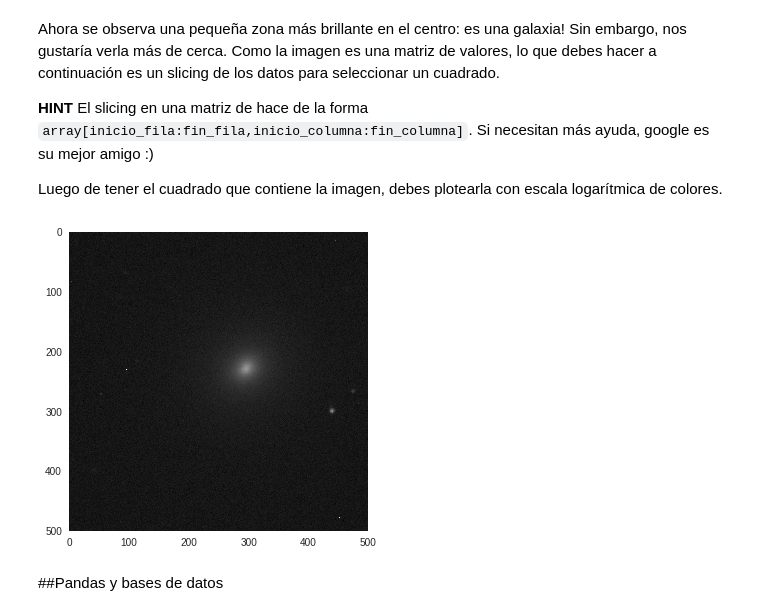
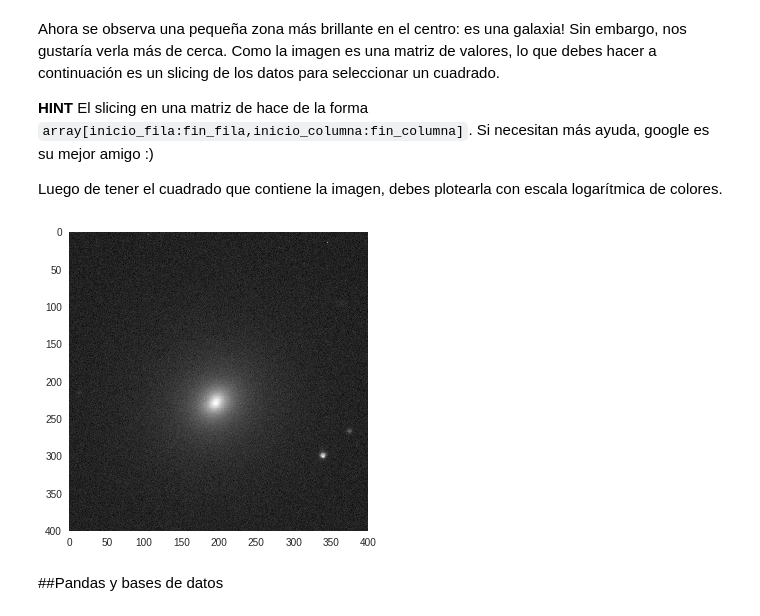
Before and after one commit to felipe34asaav/minitarea3, a Jupyter notebook: minitarea3.ipynb, the cells around one changed output. Cells and saved outputs as stored; diff of their text form; code cells hidden in the pictures.

```diff
--- a/minitarea3.ipynb
+++ b/minitarea3.ipynb
@@ -151,11 +151,11 @@ Luego de tener el cuadrado que contiene la imagen, debes plotearla con escala lo
 # %%
 # Slicing del cuadrado con la galaxia y plot acá
 hdu.close()
 plt.grid(b=None)
-plt.imshow(imagen[800:1300, 700:1200],cmap='gray',norm = LogNorm())
+plt.imshow(imagen[800:1200, 800:1200],cmap='gray',norm = LogNorm())
 plt.show()
 # %% [output]
-[figure, old version]
+[figure, new version]
 # %% [markdown]
 ##Pandas y bases de datos
 # %% [markdown]
```
